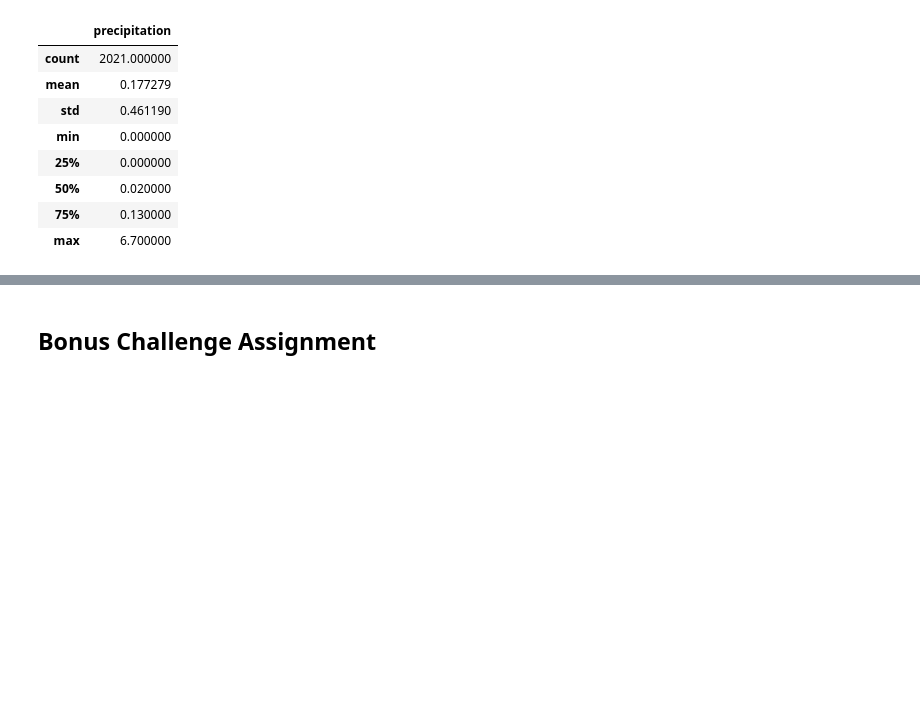
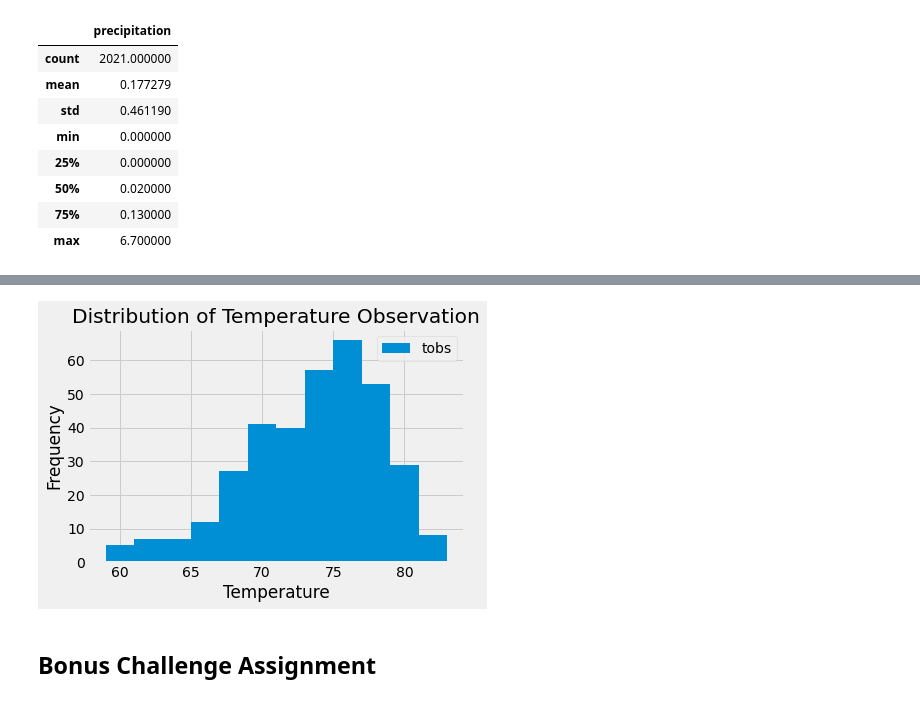
Before and after one commit to awinston8089/sqlalchemy-challenge, a Jupyter notebook: climate_starterapw.ipynb, the cells around one changed output, grey strips where cells are left out. Saved outputs shown, nothing was run; the diff lists cells and outputs as text; code cells hidden in the pictures; blank space fills up the shorter version.

```diff
--- a/climate_starterapw.ipynb
+++ b/climate_starterapw.ipynb
@@ -110,3 +145,11 @@ Precipitation_inches_oneyear.describe()
 # %%
 # What are the most active stations? (i.e. what stations have the most rows)?
 # List the stations and the counts in descending order.
+active_stations = session.query(Measurement.station,func.count(Measurement.station)).\
+    group_by(Measurement.station).order_by(func.count(Measurement.station).desc())
+most_active_stations = session.query(Station.name).filter(Station.station==active_stations[0][0]).all()
+
+print (f'The most active station is {active_stations[0]}, {most_active_stations[0]}
+
+for station in active_stations:
+    print (station)
@@ -116,3 +174,6 @@ Precipitation_inches_oneyear.describe()
 # %%
 # Choose the station with the highest number of temperature observations.
 # Query the last 12 months of temperature observation data for this station and plot the results as a histogram
+active_tobs = session.query(Measurement.date, Measurement.tobs).filter(Measurement.station==active_stations[0][0]).\
+    filter(Measurement.date>=year_ago).all()
+active_tobs[:10]
@@ -118,0 +191,3 @@ Precipitation_inches_oneyear.describe()
+# %%
+active_tobs_df = pd.DataFrame(active_tobs)
+active_tobs_df.head()
@@ -119,3 +201,10 @@ Precipitation_inches_oneyear.describe()
+# %%
+active_tobs_df.plot(kind="hist",bins=12)
+plt.xlabel("Temperature")
+plt.title("Distribution of Temperature Observation")
+plt.savefig("Histogram.png")
+# %% [output]
+[figure, added]
 # %% [markdown]
 ## Bonus Challenge Assignment
 # %%
```
Also changed, not shown: parts of 7 cells of this notebook, 3 other files.
